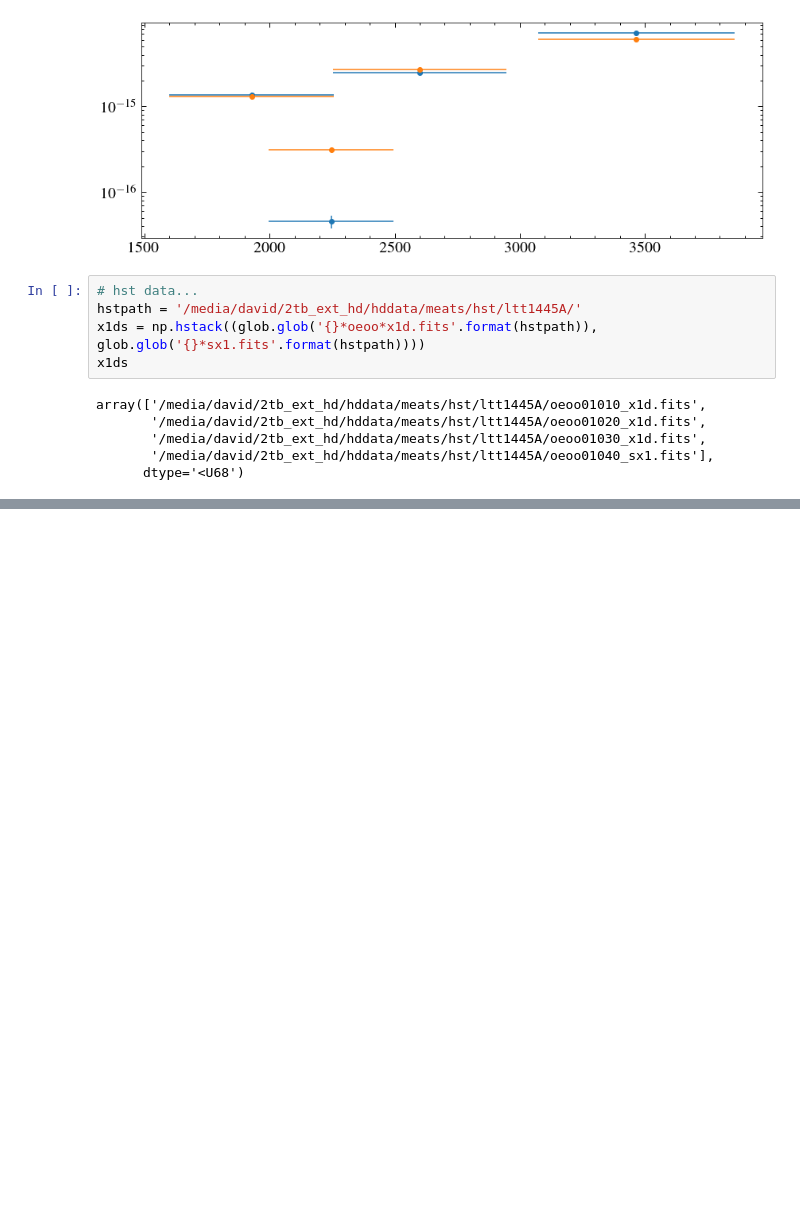
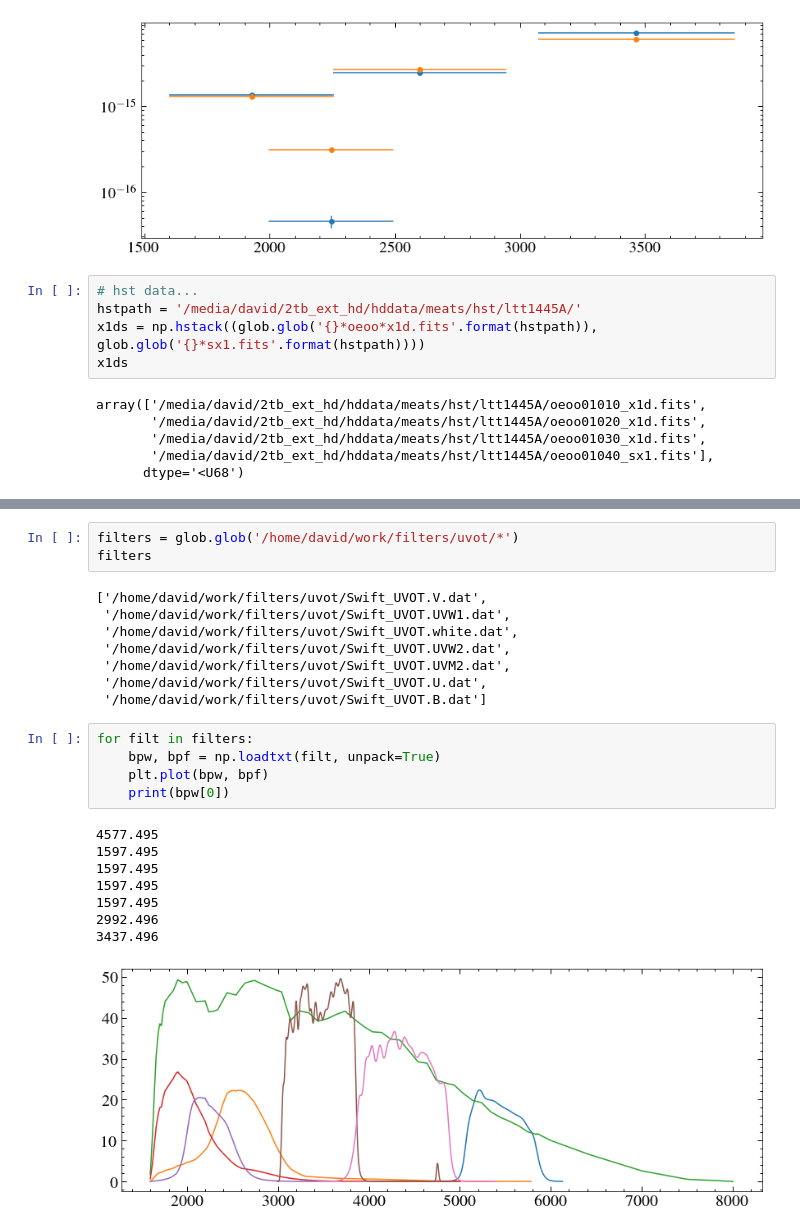
Before and after one commit to davidjwilson/ltt1445, a Jupyter notebook: new_swift_phot.ipynb, the cells around one changed output, grey strips where cells are left out. Cells and saved outputs as stored; diff of their text form; blank space fills up the shorter version.

Commit message:
nice swift plot

```diff
--- a/new_swift_phot.ipynb
+++ b/new_swift_phot.ipynb
@@ -102,3 +104,28 @@ plt.legend(by_label.values(), by_label.keys())
 # %% [output]
 <matplotlib.legend.Legend at 0x...>
 [figure]
+# %%
+filters = glob.glob('/home/david/work/filters/uvot/*')
+filters
+# %% [output]
+['/home/david/work/filters/uvot/Swift_UVOT.V.dat',
+ '/home/david/work/filters/uvot/Swift_UVOT.UVW1.dat',
+ '/home/david/work/filters/uvot/Swift_UVOT.white.dat',
+ '/home/david/work/filters/uvot/Swift_UVOT.UVW2.dat',
+ '/home/david/work/filters/uvot/Swift_UVOT.UVM2.dat',
+ '/home/david/work/filters/uvot/Swift_UVOT.U.dat',
+ '/home/david/work/filters/uvot/Swift_UVOT.B.dat']
+# %%
+for filt in filters:
+    bpw, bpf = np.loadtxt(filt, unpack=True)
+    plt.plot(bpw, bpf)
+    print(bpw[0])
+# %% [output]
+4577.495
+1597.495
+1597.495
+1597.495
+1597.495
+2992.496
+3437.496
+[figure, added]
```
Also changed, not shown: parts of 7 cells of this notebook, 2 other files.
